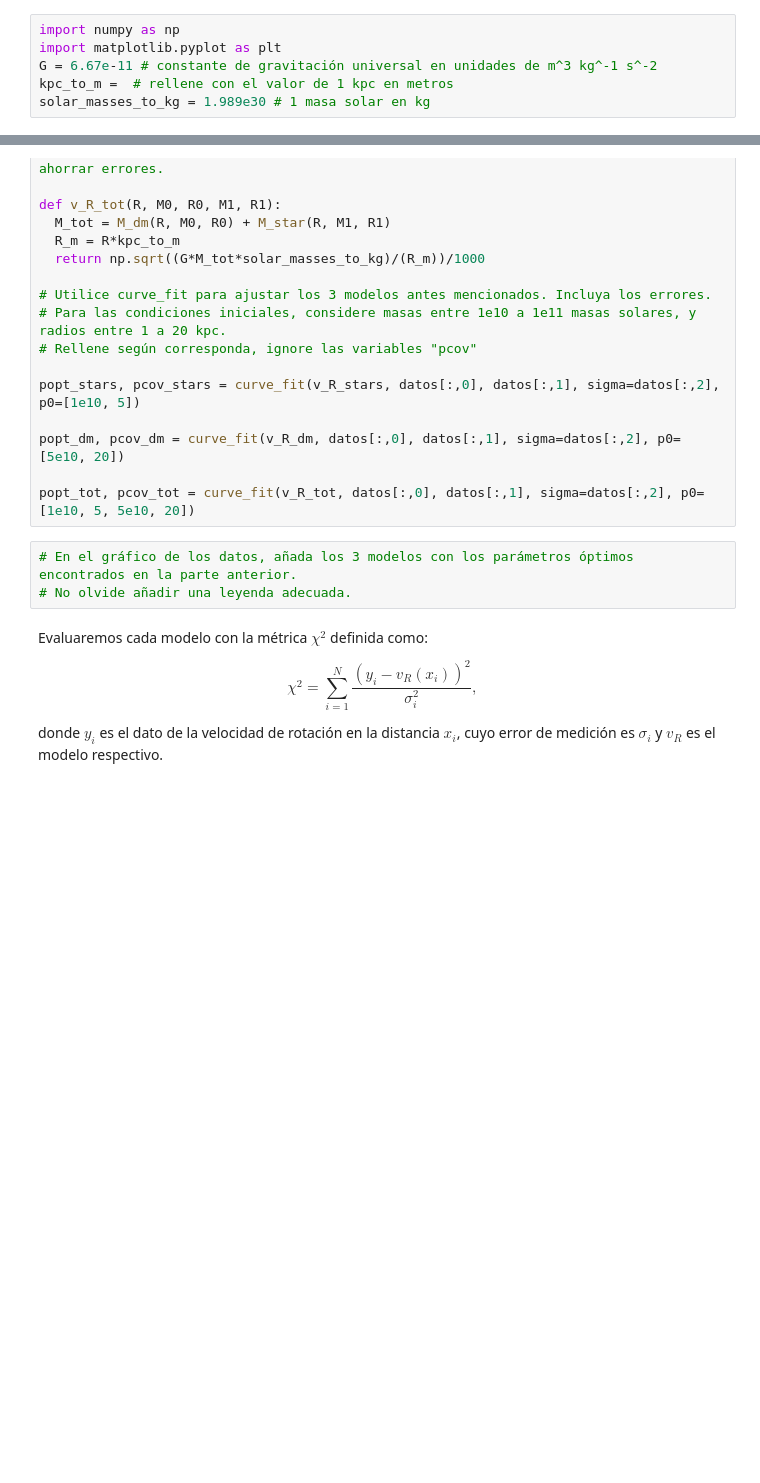
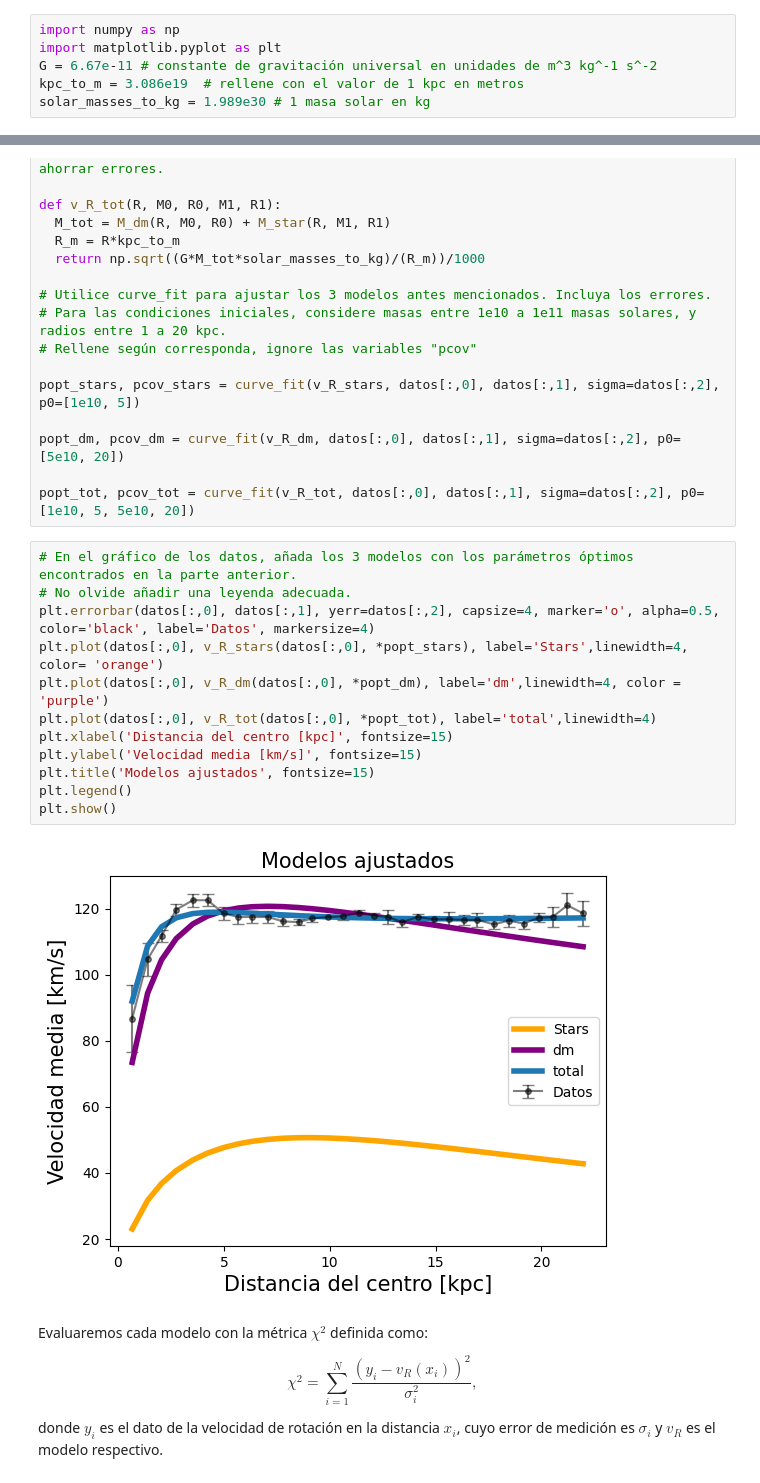
Before and after one commit to Morales-Andres/Tarea-3, a Jupyter notebook: Tarea3.ipynb, the cells around one changed output, grey strips where cells are left out. Saved outputs shown, nothing was run; the diff lists cells and outputs as text; blank space fills up the shorter version.

```diff
--- a/Tarea3.ipynb
+++ b/Tarea3.ipynb
@@ -53,7 +51,7 @@ Note que este perfil depende de dos parámetros que caracterizan la masa ($M_1$)
 import numpy as np
 import matplotlib.pyplot as plt
 G = 6.67e-11 # constante de gravitación universal en unidades de m^3 kg^-1 s^-2
-kpc_to_m =  # rellene con el valor de 1 kpc en metros
+kpc_to_m = 3.086e19  # rellene con el valor de 1 kpc en metros
 solar_masses_to_kg = 1.989e30 # 1 masa solar en kg
 # %%
 # Cree la función M_star(R, M_1, R_1) según la ecuación (1)
@@ -198,9 +220,20 @@ popt_stars, pcov_stars = curve_fit(v_R_stars, datos[:,0], datos[:,1], sigma=dato
 popt_dm, pcov_dm = curve_fit(v_R_dm, datos[:,0], datos[:,1], sigma=datos[:,2], p0=[5e10, 20])
 
 popt_tot, pcov_tot = curve_fit(v_R_tot, datos[:,0], datos[:,1], sigma=datos[:,2], p0=[1e10, 5, 5e10, 20])
-# %%
-# En el gráfico de los datos, añada los 3 modelos con los parámetros óptimos encontrados en la parte anterior.
-# No olvide añadir una leyenda adecuada.
+# %%
+# En el gráfico de los datos, añada los 3 modelos con los parámetros óptimos encontrados en la parte anterior.
+# No olvide añadir una leyenda adecuada.
+plt.errorbar(datos[:,0], datos[:,1], yerr=datos[:,2], capsize=4, marker='o', alpha=0.5, color='black', label='Datos', markersize=4)
+plt.plot(datos[:,0], v_R_stars(datos[:,0], *popt_stars), label='Stars',linewidth=4, color= 'orange')
+plt.plot(datos[:,0], v_R_dm(datos[:,0], *popt_dm), label='dm',linewidth=4, color = 'purple')
+plt.plot(datos[:,0], v_R_tot(datos[:,0], *popt_tot), label='total',linewidth=4)
+plt.xlabel('Distancia del centro [kpc]', fontsize=15)
+plt.ylabel('Velocidad media [km/s]', fontsize=15)
+plt.title('Modelos ajustados', fontsize=15)
+plt.legend()
+plt.show()
+# %% [output]
+[figure, added]
 # %% [markdown]
 Evaluaremos cada modelo con la métrica $\chi ^2$ definida como:
 
```
Also changed, not shown: parts of 10 cells of this notebook.
